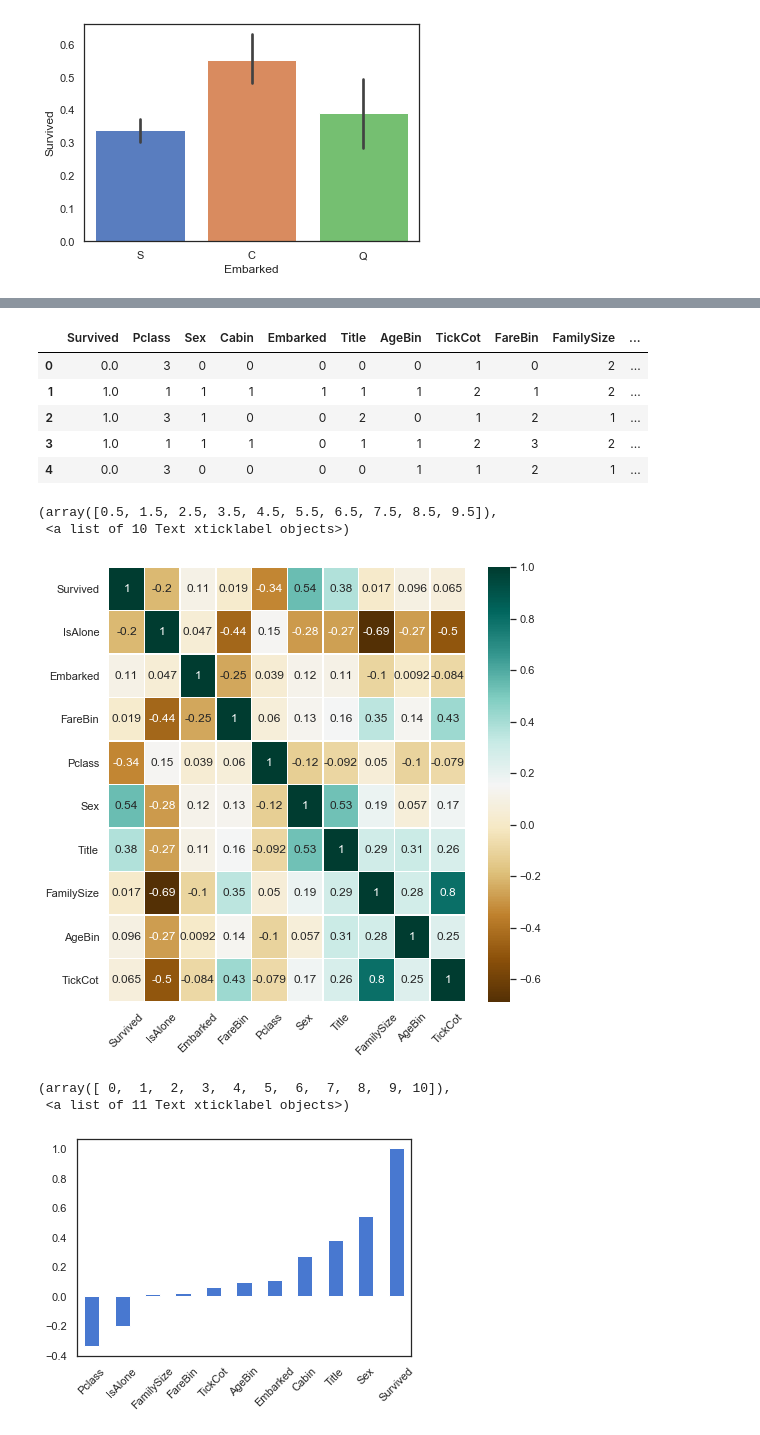
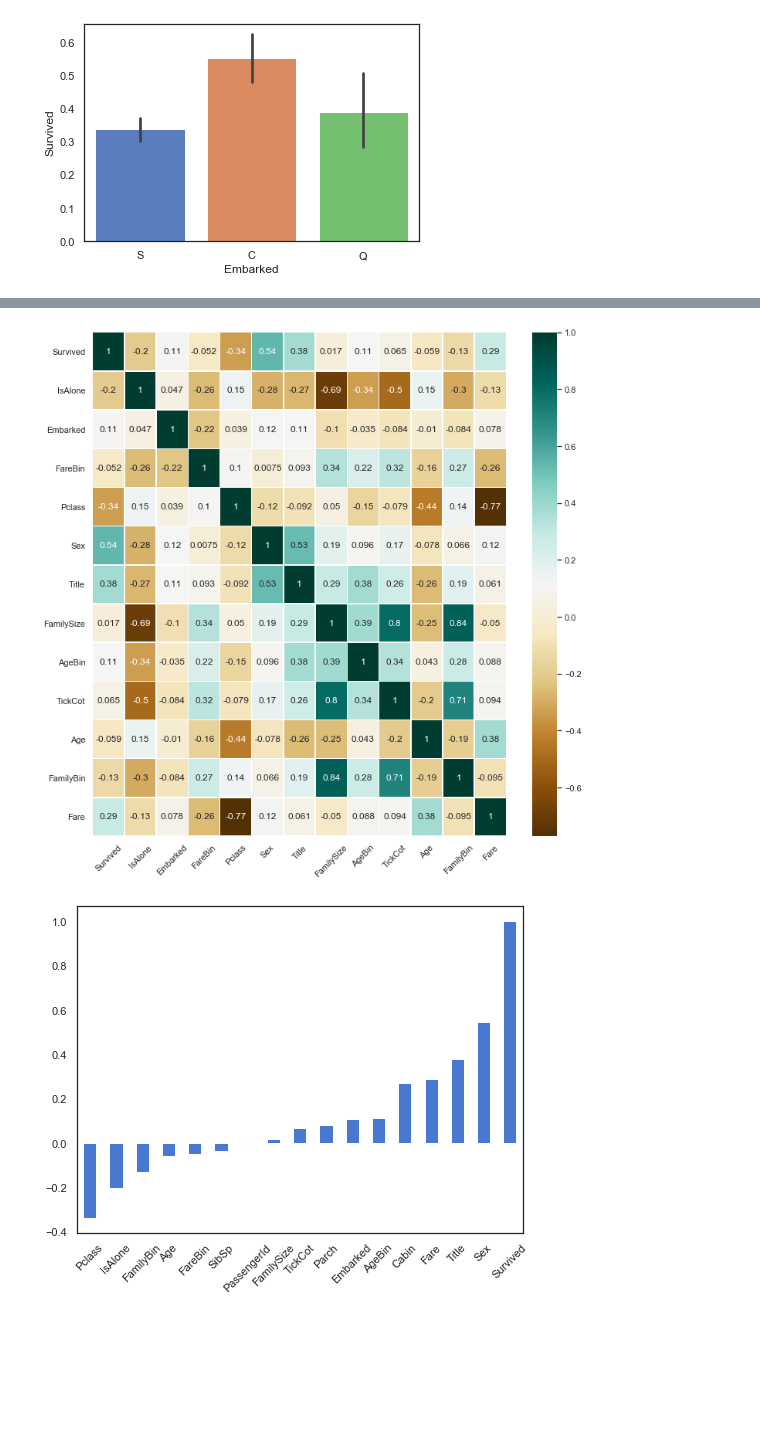
Before and after one commit to FFFFatCAT/MyKaggle, a Jupyter notebook: src/titanic_data.ipynb, the cells around one changed output, grey strips where cells are left out. Cells and saved outputs as stored; diff of their text form; code cells hidden in the pictures; blank space fills up the shorter version.

```diff
--- a/src/titanic_data.ipynb
+++ b/src/titanic_data.ipynb
@@ -186,0 +209,16 @@ Name: Title, dtype: int64
+# %%
+# Age缺失值补充，接前一部分
+# 4 回归分析
+from sklearn.ensemble import RandomForestRegressor
+# 筛选数据集
+AgePre=data_all[['Age','Parch','Pclass','SibSp','Title','FamilySize','TickCot','IsAlone']]
+#进行one-hot编码
+AgePre=pd.get_dummies(AgePre)
+ParAge=pd.get_dummies(AgePre['Parch'],prefix='Parch')
+SibAge=pd.get_dummies(AgePre['SibSp'],prefix='SibSp')
+PclAge=pd.get_dummies(AgePre['Pclass'],prefix='Pclass')
+AgePre=pd.concat([AgePre,ParAge,SibAge,PclAge],axis=1)
+#查看变量间相关性
+AgeCorrDf=pd.DataFrame()
+AgeCorrDf=AgePre.corr()
+AgeCorrDf['Age'].sort_values()
@@ -186,0 +243,16 @@ Name: Title, dtype: int64
+# %%
+#拆分实验集和预测集
+AgeKnown=AgePre[AgePre['Age'].notnull()]
+AgeUnKnown=AgePre[AgePre['Age'].isnull()]
+#生成实验数据的特征和标签
+AgeKnown_X=AgeKnown.drop(['Age'],axis=1)
+AgeKnown_y=AgeKnown['Age']
+#生成预测数据的特征
+AgeUnKnown_X=AgeUnKnown.drop(['Age'],axis=1)
+#利用随机森林构建模型
+rfr=RandomForestRegressor(random_state=None,n_estimators=500,n_jobs=-1)
+rfr.fit(AgeKnown_X,AgeKnown_y)
+#预测年龄
+AgeUnKnown_y=rfr.predict(AgeUnKnown_X)
+#填充预测数据
+data_all.loc[data_all['Age'].isnull(),['Age']]=AgeUnKnown_y
@@ -198,4 +267,0 @@ data_all['Fare'] = data_all['Fare'] / data_all['TickCot']
-# %%
-# Fare,票价/人数，分仓
-data_all['Fare'] = data_all['Fare'] / data_all['TickCot']
-data_all['FareBin'] = pd.factorize(pd.qcut(data_all['Fare'], 6))[0]
@@ -220,7 +278,9 @@ data_all.head()
 # %%
 # 标签编码
 data_code = data_all.copy()
-data_code.drop(['Name','Age','SibSp','Parch','Fare','Ticket'], axis=1, inplace=True)
+data_code.drop(['Name','Ticket'], axis=1, inplace=True)
+data_code['Age'] = preprocessing.StandardScaler().fit_transform(data_code['Age'].values.reshape(-1, 1))
+data_code['Fare'] = preprocessing.StandardScaler().fit_transform(data_code['Fare'].values.reshape(-1, 1))
 data_code['Sex'] = pd.factorize(data_code['Sex'])[0]
 data_code['Embarked'] = pd.factorize(data_code['Embarked'])[0]
 data_code['Title'] = pd.factorize(data_code['Title'])[0]
@@ -373,29 +436,18 @@ sns.barplot(data=data_all,x='Cabin',y='Survived')
-# %%
-data_code.head()
-# %% [output]
-|  | Survived | Pclass | Sex | Cabin | Embarked | Title | AgeBin | TickCot | FareBin | FamilySize | ... |
-| 0 | 0.0 | 3 | 0 | 0 | 0 | 0 | 0 | 1 | 0 | 2 | ... |
-| 1 | 1.0 | 1 | 1 | 1 | 1 | 1 | 1 | 2 | 1 | 2 | ... |
-| 2 | 1.0 | 3 | 1 | 0 | 0 | 2 | 0 | 1 | 2 | 1 | ... |
-| 3 | 1.0 | 1 | 1 | 1 | 0 | 1 | 1 | 2 | 3 | 2 | ... |
-| 4 | 0.0 | 3 | 0 | 0 | 0 | 0 | 1 | 1 | 2 | 1 | ... |
 # %%
 #热力图,查看Survived与其他特征间相关性大小
-plt.figure(figsize=(8,8))
+plt.figure(figsize=(12,12))
 sns.heatmap(data_code[
-    ['Survived','IsAlone','Embarked','FareBin','Pclass','Sex','Title','FamilySize','AgeBin','TickCot']
+    ['Survived','IsAlone','Embarked','FareBin','Pclass','Sex','Title','FamilySize','AgeBin','TickCot','Age','FamilyBin','Fare']
     ].corr(),cmap='BrBG',annot=True,linewidths=.5)
 plt.xticks(rotation=45)
+plt.show()
 # %% [output]
-(array([0.5, 1.5, 2.5, 3.5, 4.5, 5.5, 6.5, 7.5, 8.5, 9.5]),
- <a list of 10 Text xticklabel objects>)
-[figure, old version]
+[figure, new version]
 # %%
 # 对one-hot编码数据进行相关性分析,由于特征值过多,仅显示影响最大的前10个特征
-plt.figure()
+plt.figure(figsize=(8,6))
 data_code.corr()['Survived'].sort_values().plot.bar()
 plt.xticks(rotation=45)
+plt.show()
 # %% [output]
-(array([ 0,  1,  2,  3,  4,  5,  6,  7,  8,  9, 10]),
- <a list of 11 Text xticklabel objects>)
-[figure, old version]
+[figure, new version]
```
Also changed, not shown: parts of 25 cells of this notebook, 17 other files.
